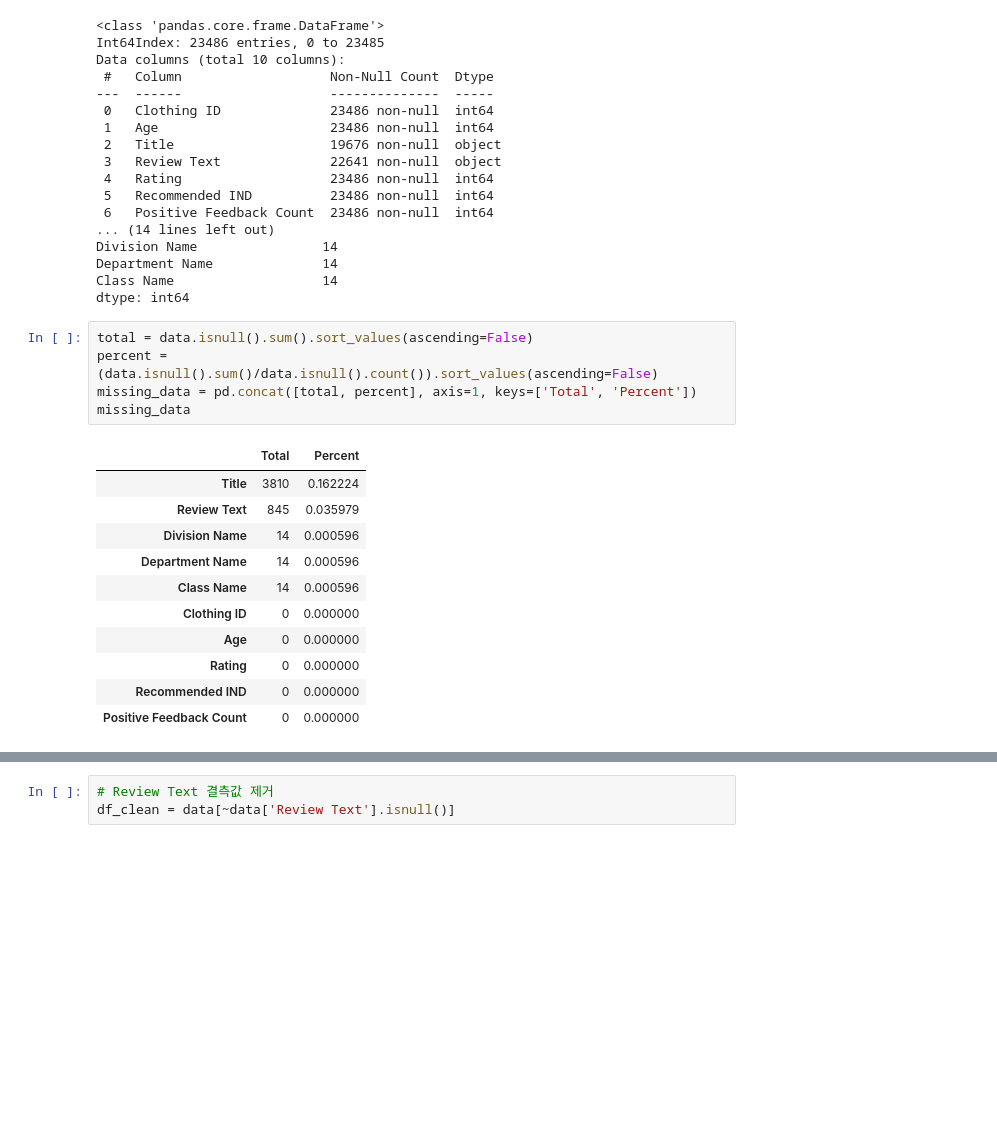
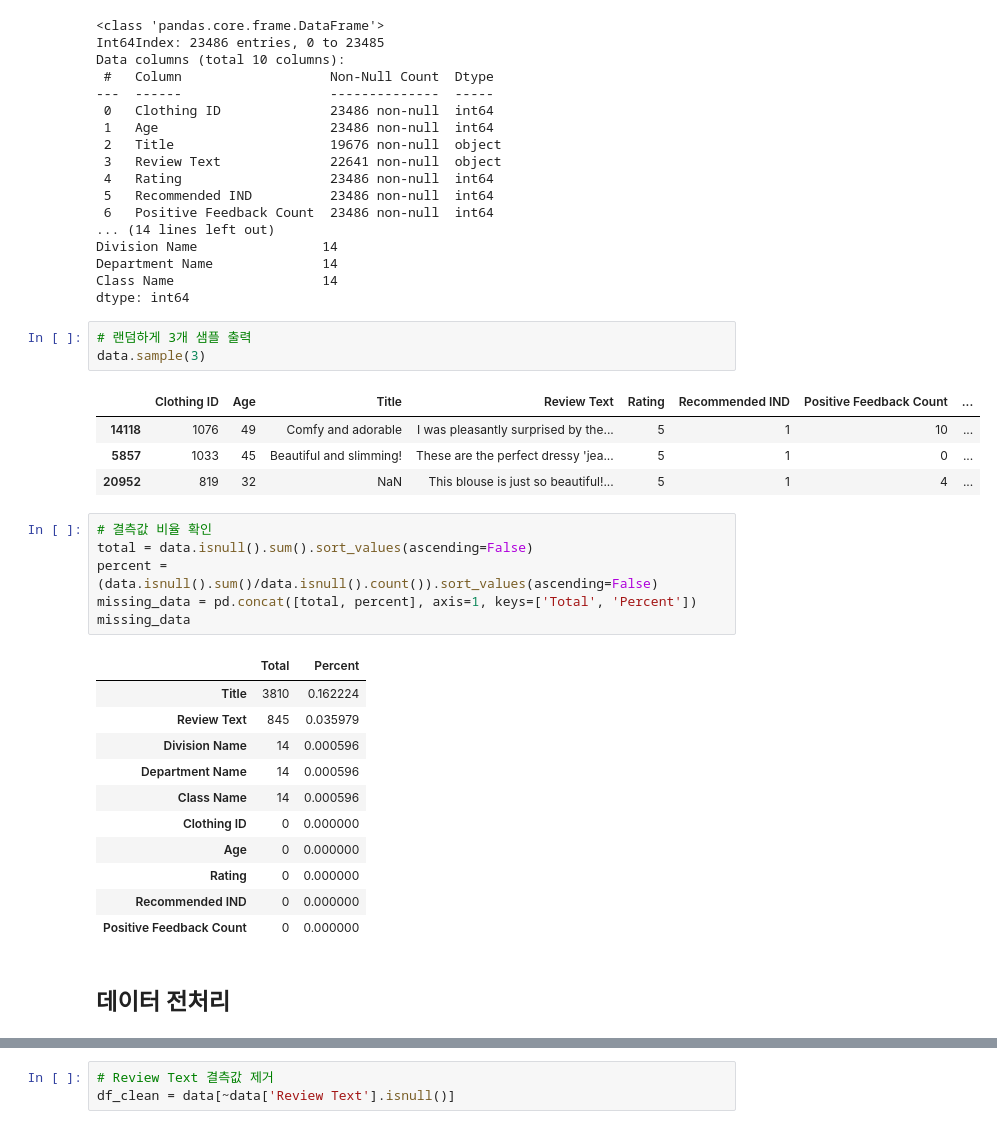
Before and after one commit to hongseong0314/AI_uses, a Jupyter notebook: clothing_recommend/EDA.ipynb, the cells around one changed output, grey strips where cells are left out. Drawn from its saved outputs; the diff is of its cells as text; blank space fills up the shorter version.

```diff
--- a/clothing_recommend/EDA.ipynb
+++ b/clothing_recommend/EDA.ipynb
@@ -38,7 +43,16 @@ Division Name                14
 Department Name              14
 Class Name                   14
 dtype: int64
+# %%
+# 랜덤하게 3개 샘플 출력
+data.sample(3)
+# %% [output]
+|  | Clothing ID | Age | Title | Review Text | Rating | Recommended IND | Positive Feedback Count | ... |
+| 14118 | 1076 | 49 | Comfy and adorable | I was pleasantly surprised by the... | 5 | 1 | 10 | ... |
+| 5857 | 1033 | 45 | Beautiful and slimming! | These are the perfect dressy 'jea... | 5 | 1 | 0 | ... |
+| 20952 | 819 | 32 | NaN | This blouse is just so beautiful!... | 5 | 1 | 4 | ... |
 # %%
+# 결측값 비율 확인
 total = data.isnull().sum().sort_values(ascending=False)
 percent = (data.isnull().sum()/data.isnull().count()).sort_values(ascending=False)
 missing_data = pd.concat([total, percent], axis=1, keys=['Total', 'Percent'])
@@ -55,3 +69,5 @@ missing_data
 | Rating | 0 | 0.000000 |
 | Recommended IND | 0 | 0.000000 |
 | Positive Feedback Count | 0 | 0.000000 |
+# %% [markdown]
+## 데이터 전처리
```
Also changed, not shown: parts of 18 cells of this notebook, 4 other files.
